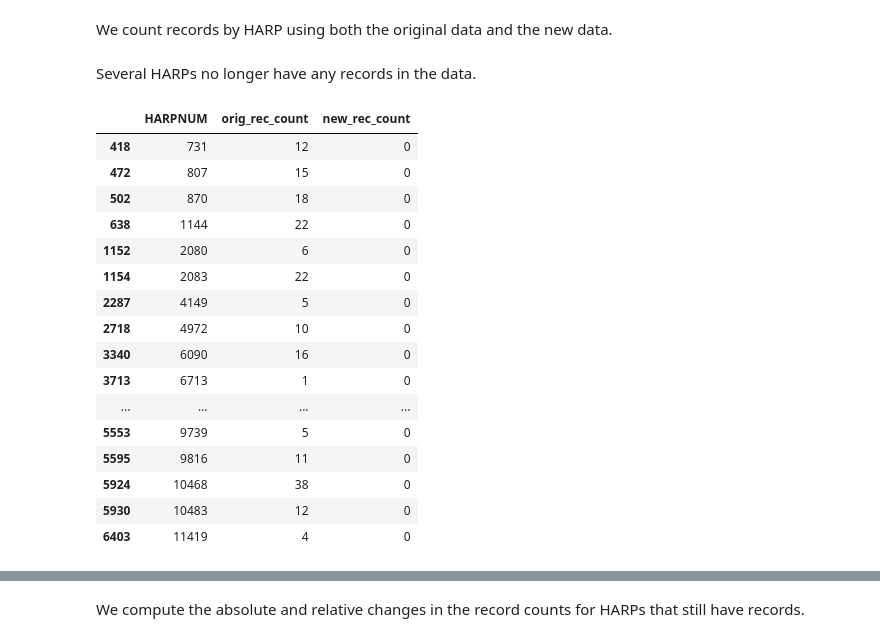
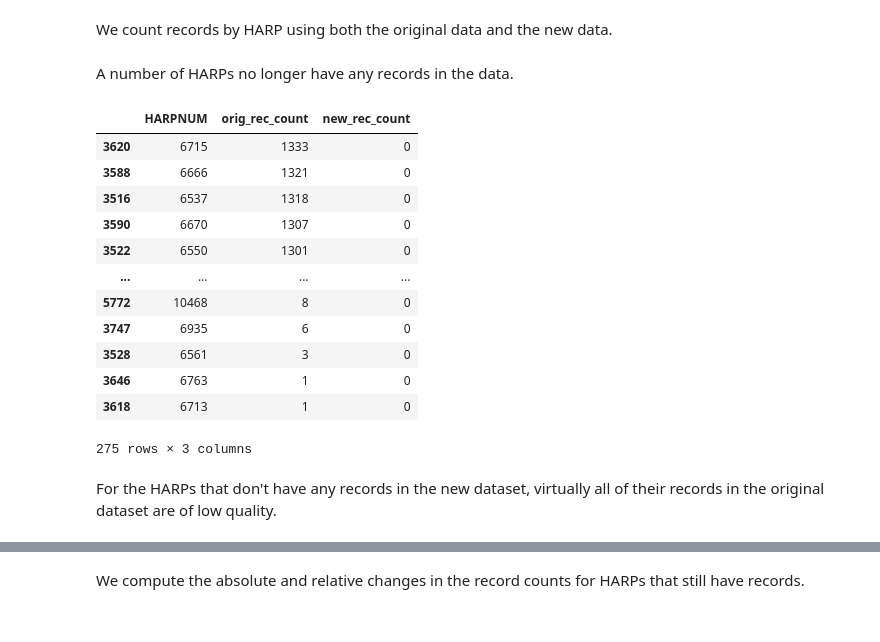
Before and after one commit to victorverma/harp_data, a Jupyter notebook: hmi_sharp_cea_720s/data/impute_harp_data.ipynb, the cells around one changed output, grey strips where cells are left out. Drawn from its saved outputs; the diff is of its cells as text; code cells hidden in the pictures.

```diff
--- a/hmi_sharp_cea_720s/data/impute_harp_data.ipynb
+++ b/hmi_sharp_cea_720s/data/impute_harp_data.ipynb
@@ -8,7 +8,7 @@ Intel MKL WARNING: Support of Intel(R) Streaming SIMD Extensions 4.2 (Intel(R) S
 # %% [markdown]
 In this notebook, we use linear interpolation to fill in missing values in the HARP data.
 # %%
-harp_data = pd.read_parquet("processed/hmi_sharp_cea_720s.parquet")
+harp_data = pd.read_parquet("processed/processed_high-qual_near-center-70.parquet")
 harp_data.head()
 # %% [output]
 |  | HARPNUM | T_REC | USFLUX | MEANGAM | MEANGBT | MEANGBZ | MEANGBH | MEANJZD | TOTUSJZ | MEANALP | ... | ... |
@@ -61,24 +61,22 @@ new_rec_counts = no_nas_harp_data.groupby("HARPNUM").size()
 all_rec_counts = pd.DataFrame({"orig_rec_count": orig_rec_counts, "new_rec_count": new_rec_counts}).reset_index()
 all_rec_counts["new_rec_count"] = all_rec_counts["new_rec_count"].replace(np.nan, 0).astype("int")
 # %% [markdown]
-Several HARPs no longer have any records in the data.
+A number of HARPs no longer have any records in the data.
 # %%
-all_rec_counts[all_rec_counts["new_rec_count"] == 0]
+all_rec_counts[all_rec_counts["new_rec_count"] == 0].sort_values("orig_rec_count", ascending=False)
 # %% [output]
 |  | HARPNUM | orig_rec_count | new_rec_count |
-| 418 | 731 | 12 | 0 |
-| 472 | 807 | 15 | 0 |
-| 502 | 870 | 18 | 0 |
-| 638 | 1144 | 22 | 0 |
-| 1152 | 2080 | 6 | 0 |
-| 1154 | 2083 | 22 | 0 |
-| 2287 | 4149 | 5 | 0 |
-| 2718 | 4972 | 10 | 0 |
-| 3340 | 6090 | 16 | 0 |
-| 3713 | 6713 | 1 | 0 |
+| 3620 | 6715 | 1333 | 0 |
+| 3588 | 6666 | 1321 | 0 |
+| 3516 | 6537 | 1318 | 0 |
+| 3590 | 6670 | 1307 | 0 |
+| 3522 | 6550 | 1301 | 0 |
 | ... | ... | ... | ... |
-| 5553 | 9739 | 5 | 0 |
-| 5595 | 9816 | 11 | 0 |
-| 5924 | 10468 | 38 | 0 |
-| 5930 | 10483 | 12 | 0 |
-| 6403 | 11419 | 4 | 0 |
+| 5772 | 10468 | 8 | 0 |
+| 3747 | 6935 | 6 | 0 |
+| 3528 | 6561 | 3 | 0 |
+| 3646 | 6763 | 1 | 0 |
+| 3618 | 6713 | 1 | 0 |
+275 rows × 3 columns
+# %% [markdown]
+For the HARPs that don't have any records in the new dataset, virtually all of their records in the original dataset are of low quality.
```
Also changed, not shown: parts of 5 cells of this notebook.
